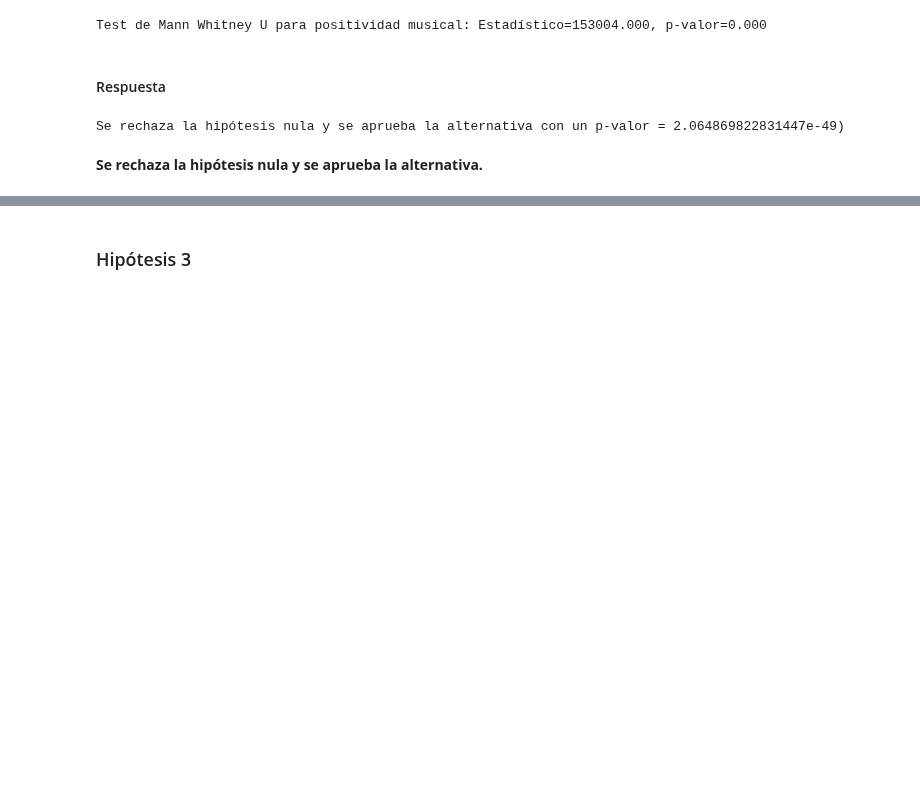
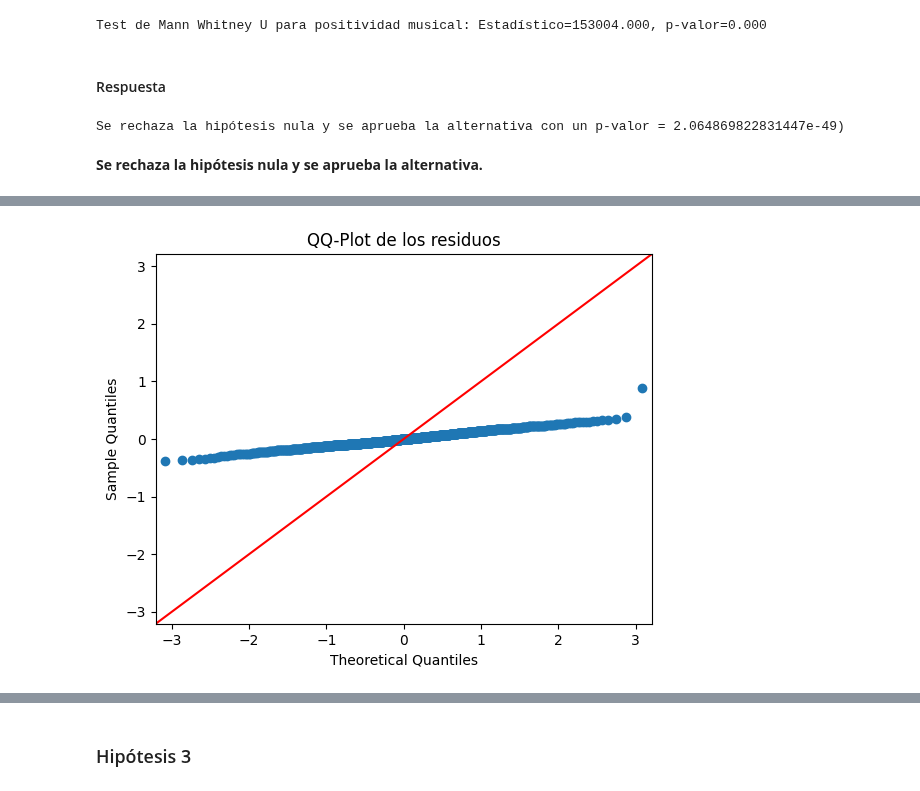
Before and after one commit to nachoperna/Fundamentos-de-la-Ciencia-de-Datos, a Jupyter notebook: TPE/tpe.ipynb, the cells around one changed output, grey strips where cells are left out. Saved outputs shown, nothing was run; the diff lists cells and outputs as text; code cells hidden in the pictures; blank space fills up the shorter version.

Commit message:
validacion de H2 / corrección de orden y numeracion de hipotesis

```diff
--- a/TPE/tpe.ipynb
+++ b/TPE/tpe.ipynb
@@ -1164,0 +1197,17 @@ Se rechaza la hipótesis nula y se aprueba la alternativa con un p-valor = 2.064
+# %%
+from sklearn.preprocessing import StandardScaler
+
+# Estandarizamos los datos
+scaler = StandardScaler()
+copiah3_stand = scaler.fit_transform(copiah3)
+
+# Metamoslo en un dataframe así no perdemos los nombres de las columnas
+copiah3_stand_df = pd.DataFrame(copiah3_stand, columns=copiah3.columns)
+
+# Imprimir las medias y desviaciones estándar antes del escalado
+print("Medias y desviaciones estándar antes del escalado:")
+print(copiah3.describe().loc[['mean', 'std']])
+
+# Imprimir las medias y desviaciones estándar después del escalado
+print("\nMedias y desviaciones estándar después del escalado:")
+print(pd.DataFrame(copiah3_stand_df).describe().loc[['mean', 'std']])
@@ -1164,0 +1224,10 @@ Se rechaza la hipótesis nula y se aprueba la alternativa con un p-valor = 2.064
+# %%
+import statsmodels.api as sm
+
+y = raw_covers['Energy']
+# Agregamos una constante como característica, para estimar la ordenada al origen
+const = sm.add_constant(copiah3_stand_df)
+# Ajustamos el modelo
+model = sm.OLS(y, const).fit()
+# Imprimimos el resumen de los resultados
+print(model.summary())
@@ -1164,0 +1252,7 @@ Se rechaza la hipótesis nula y se aprueba la alternativa con un p-valor = 2.064
+# %%
+# QQ-Plot
+sm.qqplot(model.resid, line='45')
+plt.title("QQ-Plot de los residuos")
+plt.show()
+# %% [output]
+[figure, added]
```
Also changed, not shown: parts of 54 cells of this notebook.
